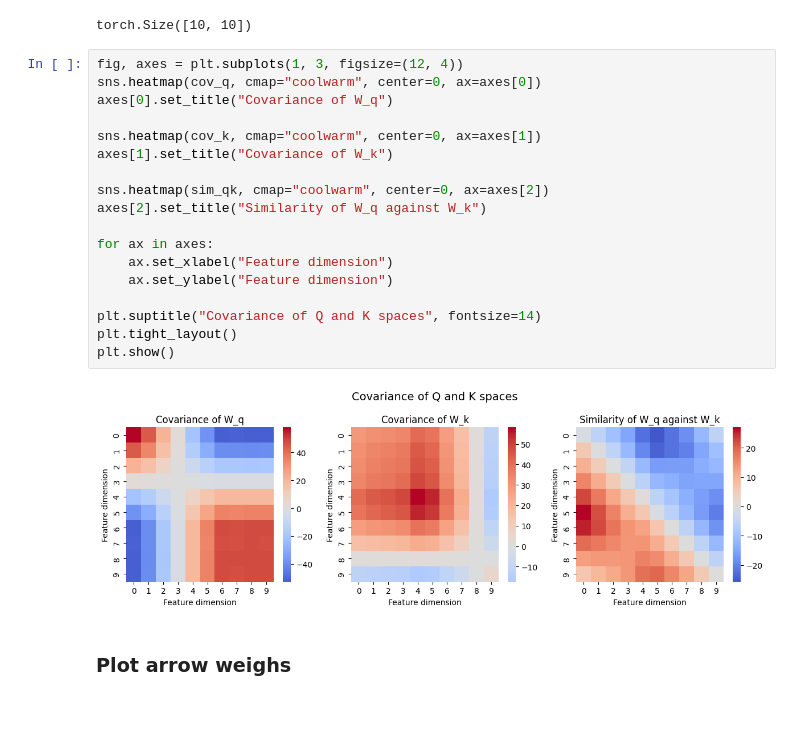
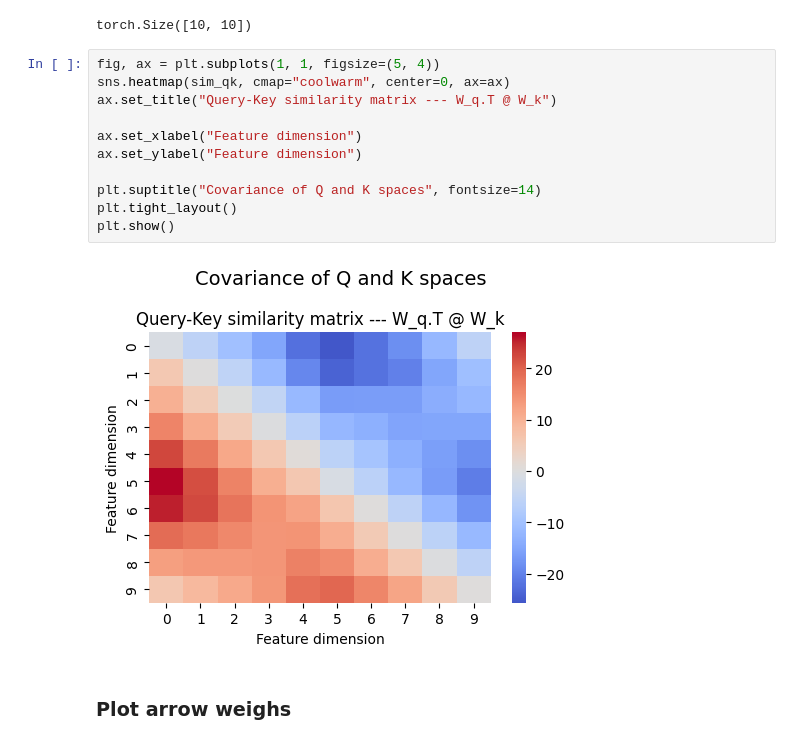
Before and after one commit to keith-murray/relational-attention, a Jupyter notebook: notebooks/ti_task/minimal_model.ipynb, the cells around one changed output. Drawn from its saved outputs; the diff is of its cells as text; blank space fills up the shorter version.

Commit message:
[update,figures,notebook] minimal model for TI now has cleaner figures

```diff
--- a/notebooks/ti_task/minimal_model.ipynb
+++ b/notebooks/ti_task/minimal_model.ipynb
@@ -244,24 +190,17 @@ sim_qk.shape
 # %% [output]
 torch.Size([10, 10])
 # %%
-fig, axes = plt.subplots(1, 3, figsize=(12, 4))
-sns.heatmap(cov_q, cmap="coolwarm", center=0, ax=axes[0])
-axes[0].set_title("Covariance of W_q")
+fig, ax = plt.subplots(1, 1, figsize=(5, 4))
+sns.heatmap(sim_qk, cmap="coolwarm", center=0, ax=ax)
+ax.set_title("Query-Key similarity matrix --- W_q.T @ W_k")
 
-sns.heatmap(cov_k, cmap="coolwarm", center=0, ax=axes[1])
-axes[1].set_title("Covariance of W_k")
-
-sns.heatmap(sim_qk, cmap="coolwarm", center=0, ax=axes[2])
-axes[2].set_title("Similarity of W_q against W_k")
-
-for ax in axes:
-    ax.set_xlabel("Feature dimension")
-    ax.set_ylabel("Feature dimension")
+ax.set_xlabel("Feature dimension")
+ax.set_ylabel("Feature dimension")
 
 plt.suptitle("Covariance of Q and K spaces", fontsize=14)
 plt.tight_layout()
 plt.show()
 # %% [output]
-[figure, old version]
+[figure, new version]
 # %% [markdown]
 ### Plot arrow weighs
```
Also changed, not shown: parts of 29 cells of this notebook.
